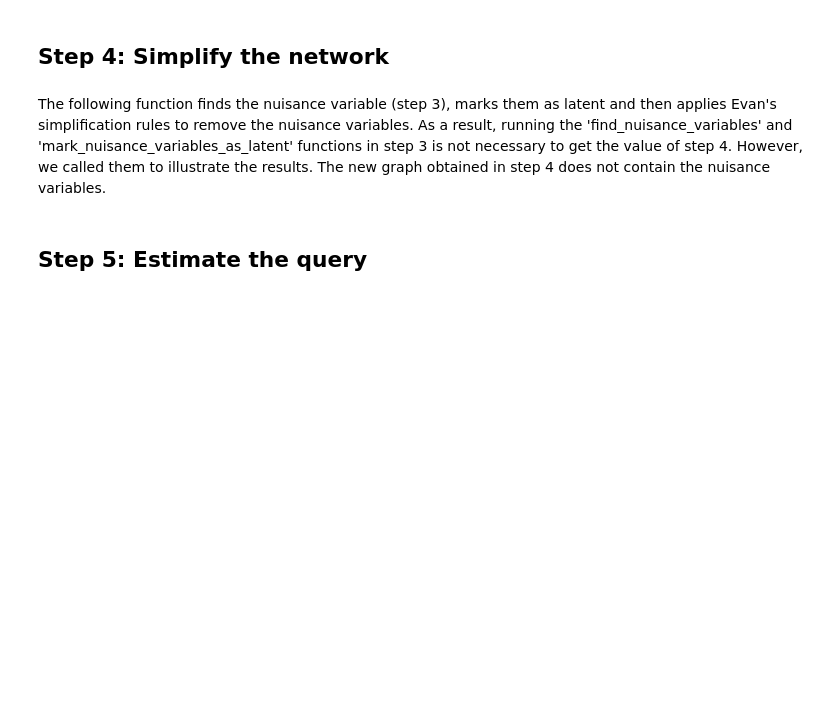
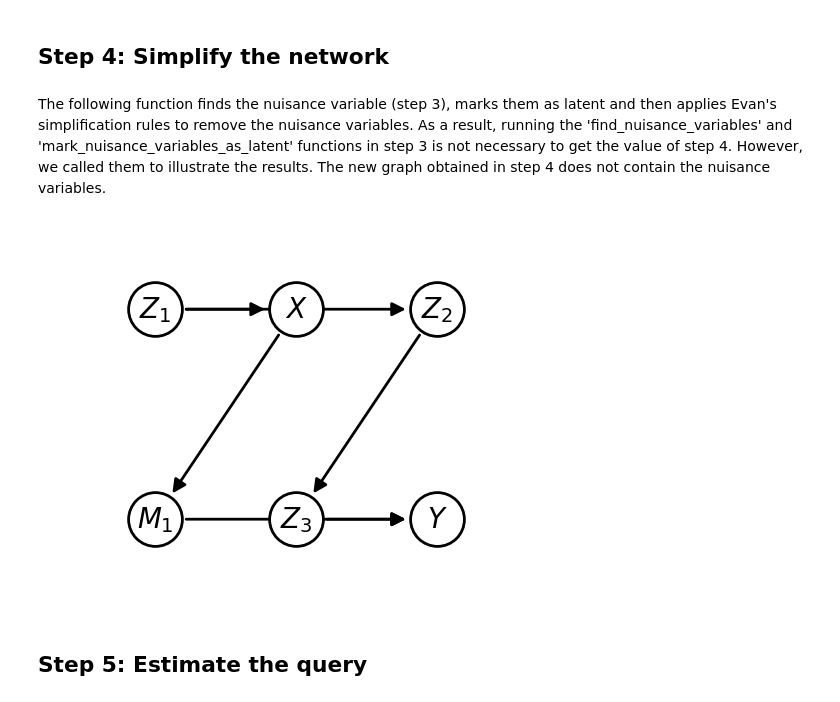
Before and after one commit to y0-causal-inference/eliater, a Jupyter notebook: notebooks/motivating_example.ipynb, the cells around one changed output. Saved outputs shown, nothing was run; the diff lists cells and outputs as text; code cells hidden in the pictures; blank space fills up the shorter version.

```diff
--- a/notebooks/motivating_example.ipynb
+++ b/notebooks/motivating_example.ipynb
@@ -86,6 +86,9 @@ The nuisance variables are $R_1$, $R_2$, and $R_3$.
 The following function finds the nuisance variable (step 3), marks them as latent and then applies Evan's simplification rules to remove the nuisance variables. As a result, running the 'find_nuisance_variables' and 'mark_nuisance_variables_as_latent' functions in step 3 is not necessary to get the value of step 4. However, we called them to illustrate the results. The new graph obtained in step 4 does not contain the nuisance variables.
 # %%
 new_graph = remove_nuisance_variables(graph, treatments=X, outcomes=Y)
+new_graph.draw()
+# %% [output]
+[figure, added]
 # %% [markdown]
 ## Step 5: Estimate the query
 # %%
```
Also changed, not shown: parts of 14 cells of this notebook, 1 other file.
